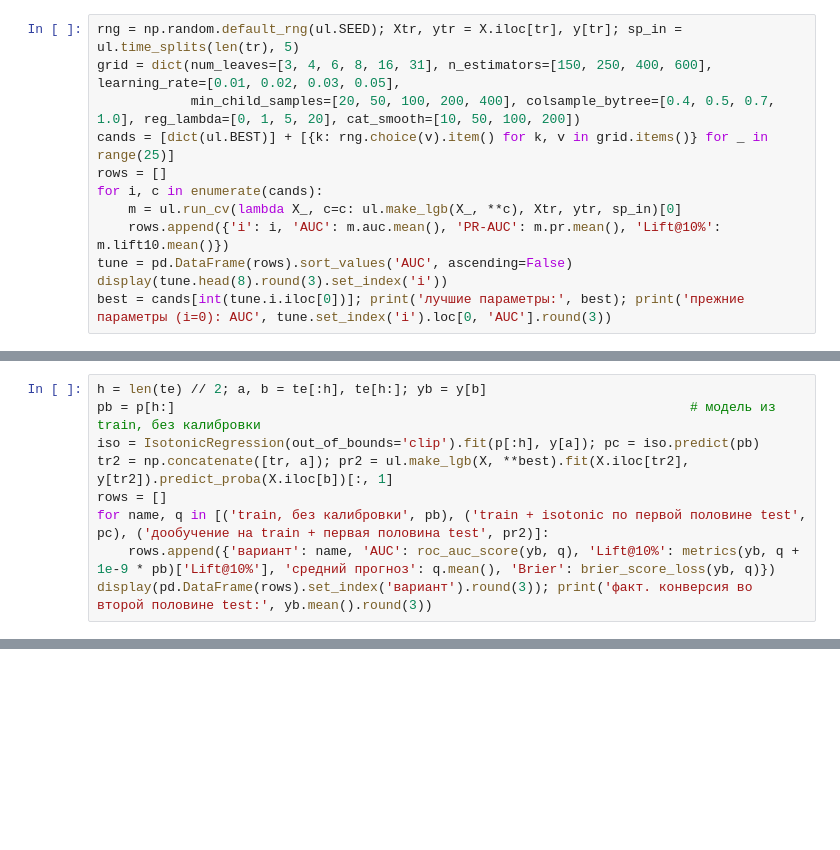
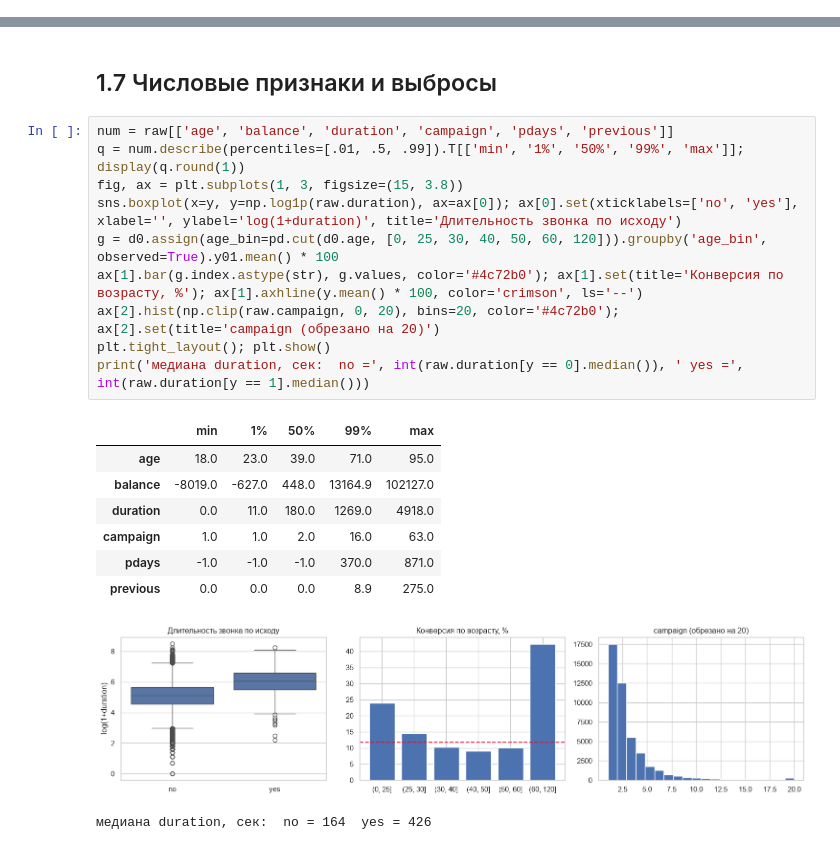
Before and after one commit to RafaelPozoyan/UrFU_project, a Jupyter notebook: final_levin.ipynb, the cells around one changed output, grey strips where cells are left out. Cells and saved outputs as stored; diff of their text form; blank space fills up the shorter version.

```diff
--- a/final_levin.ipynb
+++ b/final_levin.ipynb
@@ -54,12 +0,0 @@ Random search (25 конфигураций + прежние параметры)
-# %%
-rng = np.random.default_rng(ul.SEED); Xtr, ytr = X.iloc[tr], y[tr]; sp_in = ul.time_splits(len(tr), 5)
-grid = dict(num_leaves=[3, 4, 6, 8, 16, 31], n_estimators=[150, 250, 400, 600], learning_rate=[0.01, 0.02, 0.03, 0.05],
-            min_child_samples=[20, 50, 100, 200, 400], colsample_bytree=[0.4, 0.5, 0.7, 1.0], reg_lambda=[0, 1, 5, 20], cat_smooth=[10, 50, 100, 200])
-cands = [dict(ul.BEST)] + [{k: rng.choice(v).item() for k, v in grid.items()} for _ in range(25)]
-rows = []
-for i, c in enumerate(cands):
-    m = ul.run_cv(lambda X_, c=c: ul.make_lgb(X_, **c), Xtr, ytr, sp_in)[0]
-    rows.append({'i': i, 'AUC': m.auc.mean(), 'PR-AUC': m.pr.mean(), 'Lift@10%': m.lift10.mean()})
-tune = pd.DataFrame(rows).sort_values('AUC', ascending=False)
-display(tune.head(8).round(3).set_index('i'))
-best = cands[int(tune.i.iloc[0])]; print('лучшие параметры:', best); print('прежние параметры (i=0): AUC', tune.set_index('i').loc[0, 'AUC'].round(3))
@@ -153,9 +0,0 @@ display(pd.DataFrame(rows).set_index('сегмент').round(3))
-# %%
-h = len(te) // 2; a, b = te[:h], te[h:]; yb = y[b]
-pb = p[h:]                                                                  # модель из train, без калибровки
-iso = IsotonicRegression(out_of_bounds='clip').fit(p[:h], y[a]); pc = iso.predict(pb)
-tr2 = np.concatenate([tr, a]); pr2 = ul.make_lgb(X, **best).fit(X.iloc[tr2], y[tr2]).predict_proba(X.iloc[b])[:, 1]
-rows = []
-for name, q in [('train, без калибровки', pb), ('train + isotonic по первой половине test', pc), ('дообучение на train + первая половина test', pr2)]:
-    rows.append({'вариант': name, 'AUC': roc_auc_score(yb, q), 'Lift@10%': metrics(yb, q + 1e-9 * pb)['Lift@10%'], 'средний прогноз': q.mean(), 'Brier': brier_score_loss(yb, q)})
-display(pd.DataFrame(rows).set_index('вариант').round(3)); print('факт. конверсия во второй половине test:', yb.mean().round(3))
@@ -191,0 +177,22 @@ display(pd.DataFrame(rows).set_index('вариант').round(3)); print('фак
+# %% [markdown]
+## 1.7 Числовые признаки и выбросы
+# %%
+num = raw[['age', 'balance', 'duration', 'campaign', 'pdays', 'previous']]
+q = num.describe(percentiles=[.01, .5, .99]).T[['min', '1%', '50%', '99%', 'max']]; display(q.round(1))
+fig, ax = plt.subplots(1, 3, figsize=(15, 3.8))
+sns.boxplot(x=y, y=np.log1p(raw.duration), ax=ax[0]); ax[0].set(xticklabels=['no', 'yes'], xlabel='', ylabel='log(1+duration)', title='Длительность звонка по исходу')
+g = d0.assign(age_bin=pd.cut(d0.age, [0, 25, 30, 40, 50, 60, 120])).groupby('age_bin', observed=True).y01.mean() * 100
+ax[1].bar(g.index.astype(str), g.values, color='#4c72b0'); ax[1].set(title='Конверсия по возрасту, %'); ax[1].axhline(y.mean() * 100, color='crimson', ls='--')
+ax[2].hist(np.clip(raw.campaign, 0, 20), bins=20, color='#4c72b0'); ax[2].set(title='campaign (обрезано на 20)')
+plt.tight_layout(); plt.show()
+print('медиана duration, сек:  no =', int(raw.duration[y == 0].median()), ' yes =', int(raw.duration[y == 1].median()))
+# %% [output]
+|  | min | 1% | 50% | 99% | max |
+| age | 18.0 | 23.0 | 39.0 | 71.0 | 95.0 |
+| balance | -8019.0 | -627.0 | 448.0 | 13164.9 | 102127.0 |
+| duration | 0.0 | 11.0 | 180.0 | 1269.0 | 4918.0 |
+| campaign | 1.0 | 1.0 | 2.0 | 16.0 | 63.0 |
+| pdays | -1.0 | -1.0 | -1.0 | 370.0 | 871.0 |
+| previous | 0.0 | 0.0 | 0.0 | 8.9 | 275.0 |
+[figure, added]
+медиана duration, сек:  no = 164  yes = 426
```
Also changed, not shown: parts of 104 cells of this notebook, 1 other file.
